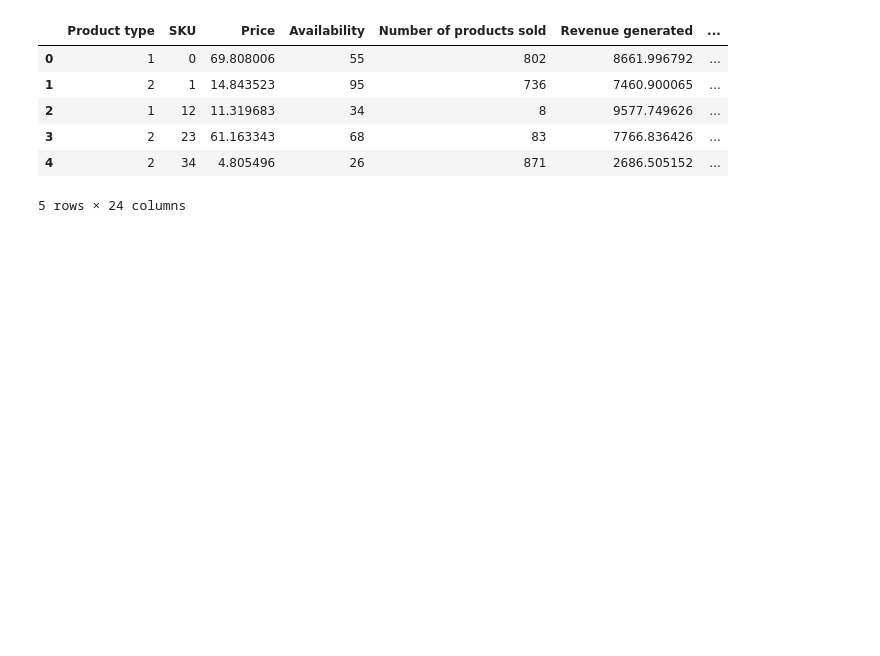
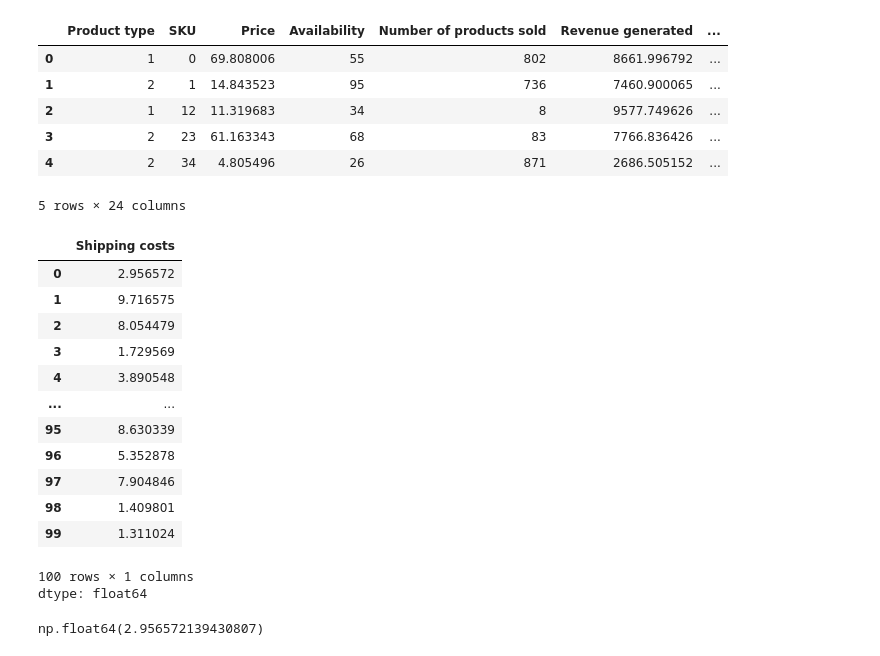
Before and after one commit to MuhammadTalha121/supply_chain_problem, a Jupyter notebook: supply_chain_analytics/notebooks/supply_chain_analytics.ipynb, the cells around one changed output. Saved outputs shown, nothing was run; the diff lists cells and outputs as text; code cells hidden in the pictures; blank space fills up the shorter version.

```diff
--- a/supply_chain_analytics/notebooks/supply_chain_analytics.ipynb
+++ b/supply_chain_analytics/notebooks/supply_chain_analytics.ipynb
@@ -162,3 +167,24 @@ copy_df.head()
 | 3 | 2 | 23 | 61.163343 | 68 | 83 | 7766.836426 | ... |
 | 4 | 2 | 34 | 4.805496 | 26 | 871 | 2686.505152 | ... |
 5 rows × 24 columns
+# %%
+copy_df['Shipping costs']
+# %% [output]
+|  | Shipping costs |
+| 0 | 2.956572 |
+| 1 | 9.716575 |
+| 2 | 8.054479 |
+| 3 | 1.729569 |
+| 4 | 3.890548 |
+| ... | ... |
+| 95 | 8.630339 |
+| 96 | 5.352878 |
+| 97 | 7.904846 |
+| 98 | 1.409801 |
+| 99 | 1.311024 |
+100 rows × 1 columns
+dtype: float64
+# %%
+copy_df['Shipping costs'][0]
+# %% [output]
+np.float64(2.956572139430807)
```
Also changed, not shown: parts of 11 cells of this notebook.
